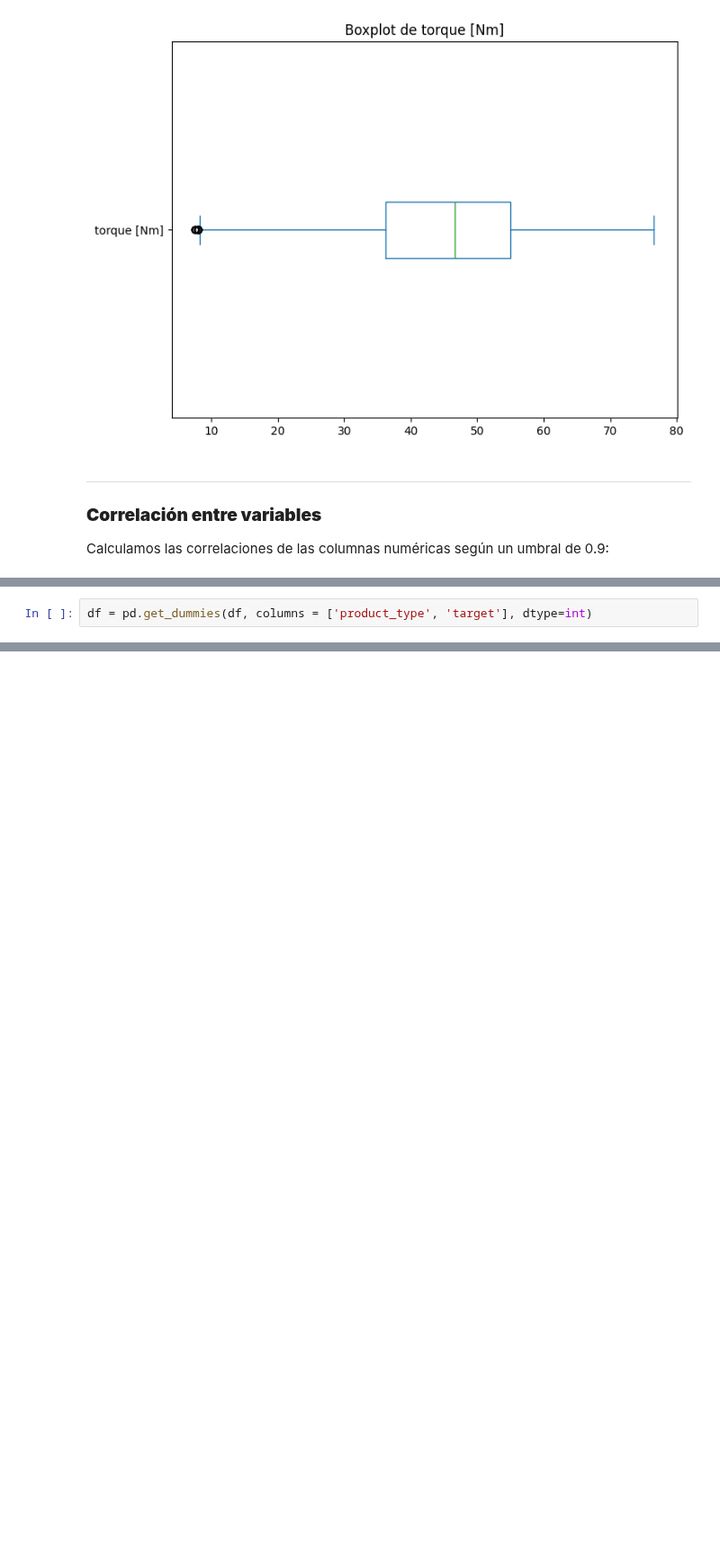
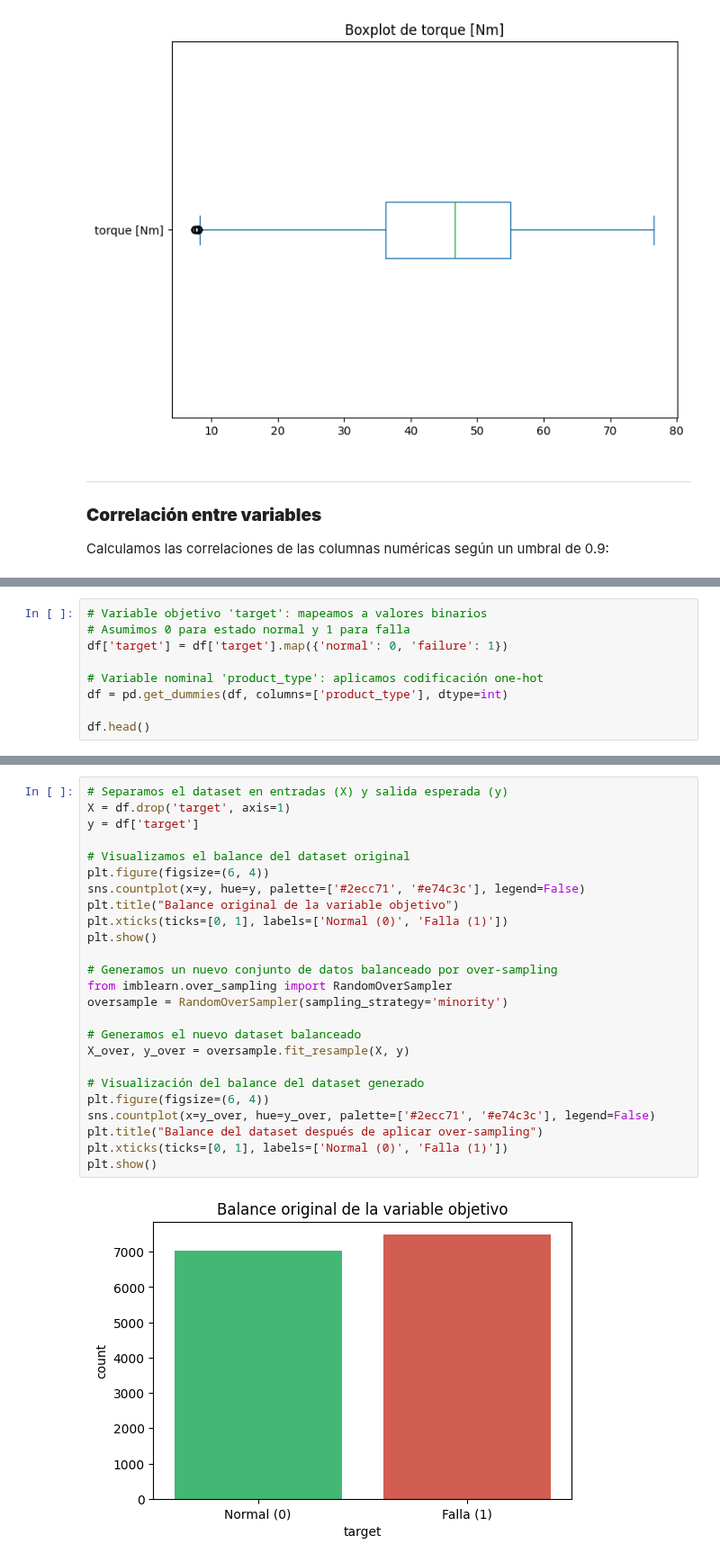
Before and after one commit to Lautsol/Tp-Ciencia-de-datos, a Jupyter notebook: Archivos/TP_Parte2.ipynb, the cells around one changed output, grey strips where cells are left out. Shown at 90% size. Saved outputs shown, nothing was run; the diff lists cells and outputs as text; blank space fills up the shorter version.

```diff
--- a/Archivos/TP_Parte2.ipynb
+++ b/Archivos/TP_Parte2.ipynb
@@ -142,2 +161,9 @@ En este caso sólo tenemos variables categóricas nominales ('product_type' y 't
-# %%
-df = pd.get_dummies(df, columns = ['product_type', 'target'], dtype=int)
+# %%
+# Variable objetivo 'target': mapeamos a valores binarios
+# Asumimos 0 para estado normal y 1 para falla
+df['target'] = df['target'].map({'normal': 0, 'failure': 1})
+
+# Variable nominal 'product_type': aplicamos codificación one-hot
+df = pd.get_dummies(df, columns=['product_type'], dtype=int)
+
+df.head()
@@ -143,0 +181,27 @@ df = pd.get_dummies(df, columns = ['product_type', 'target'], dtype=int)
+# %%
+# Separamos el dataset en entradas (X) y salida esperada (y)
+X = df.drop('target', axis=1)
+y = df['target']
+
+# Visualizamos el balance del dataset original
+plt.figure(figsize=(6, 4))
+sns.countplot(x=y, hue=y, palette=['#2ecc71', '#e74c3c'], legend=False)
+plt.title("Balance original de la variable objetivo")
+plt.xticks(ticks=[0, 1], labels=['Normal (0)', 'Falla (1)'])
+plt.show()
+
+# Generamos un nuevo conjunto de datos balanceado por over-sampling
+from imblearn.over_sampling import RandomOverSampler
+oversample = RandomOverSampler(sampling_strategy='minority')
+
+# Generamos el nuevo dataset balanceado
+X_over, y_over = oversample.fit_resample(X, y)
+
+# Visualización del balance del dataset generado
+plt.figure(figsize=(6, 4))
+sns.countplot(x=y_over, hue=y_over, palette=['#2ecc71', '#e74c3c'], legend=False)
+plt.title("Balance del dataset después de aplicar over-sampling")
+plt.xticks(ticks=[0, 1], labels=['Normal (0)', 'Falla (1)'])
+plt.show()
+# %% [output]
+[figure, added]
```
Also changed, not shown: parts of 9 cells of this notebook, 1 other file.
